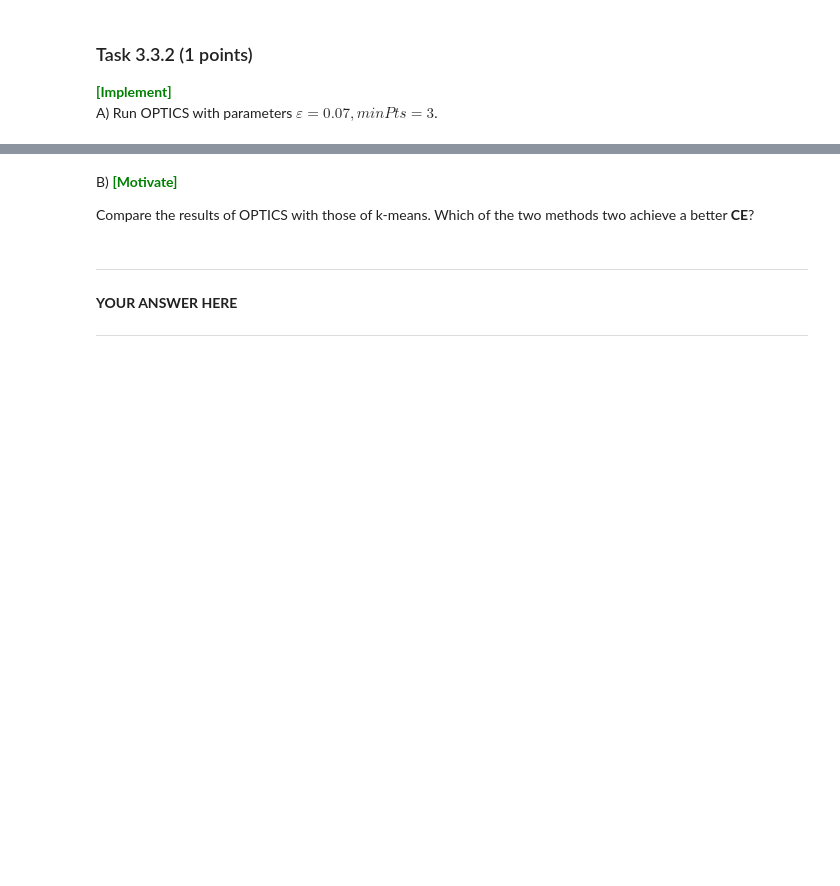
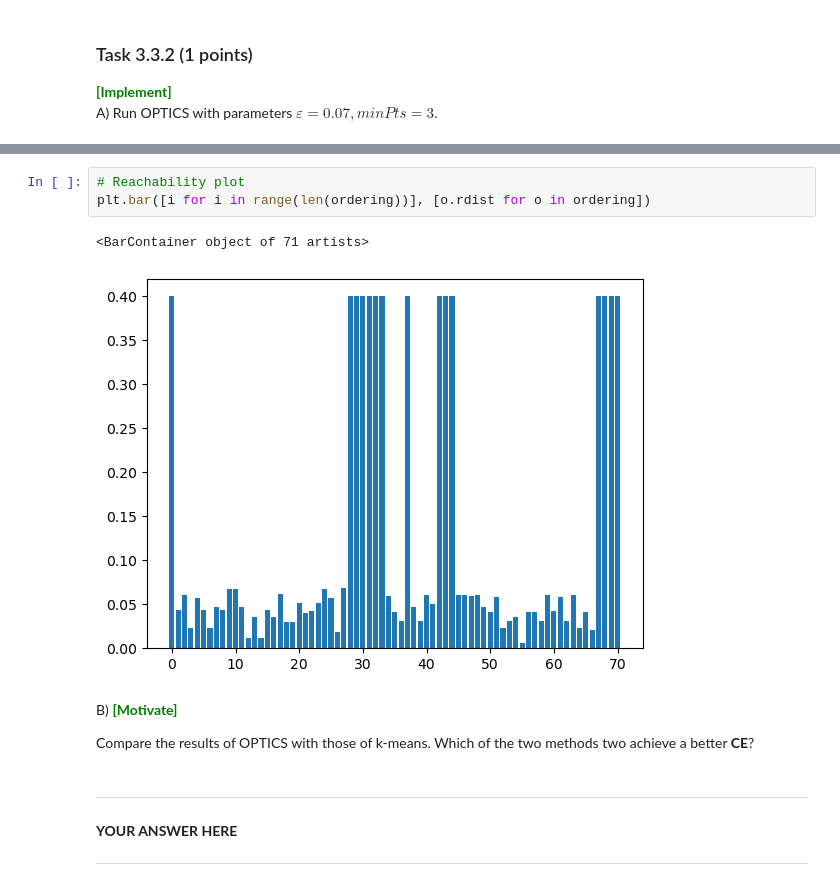
Before and after one commit to annesparks/dm23_handins, a Jupyter notebook: handins/handin1.ipynb, the cells around one changed output, grey strips where cells are left out. Cells and saved outputs as stored; diff of their text form; blank space fills up the shorter version.

```diff
--- a/handins/handin1.ipynb
+++ b/handins/handin1.ipynb
@@ -1264,3 +1367,9 @@ A) Run OPTICS with parameters $\varepsilon=0.07, minPts=3$. <br>
+# %%
+# Reachability plot
+plt.bar([i for i in range(len(ordering))], [o.rdist for o in ordering])
+# %% [output]
+<BarContainer object of 71 artists>
+[figure, added]
 # %% [markdown]
 B) <span style='color: green'>**\[Motivate\]**</span><br>
 
```
Also changed, not shown: parts of 4 cells of this notebook.
